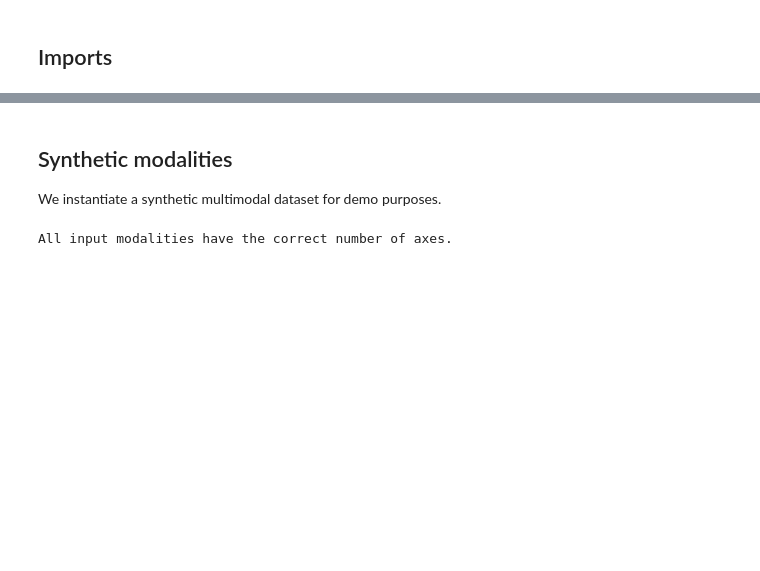
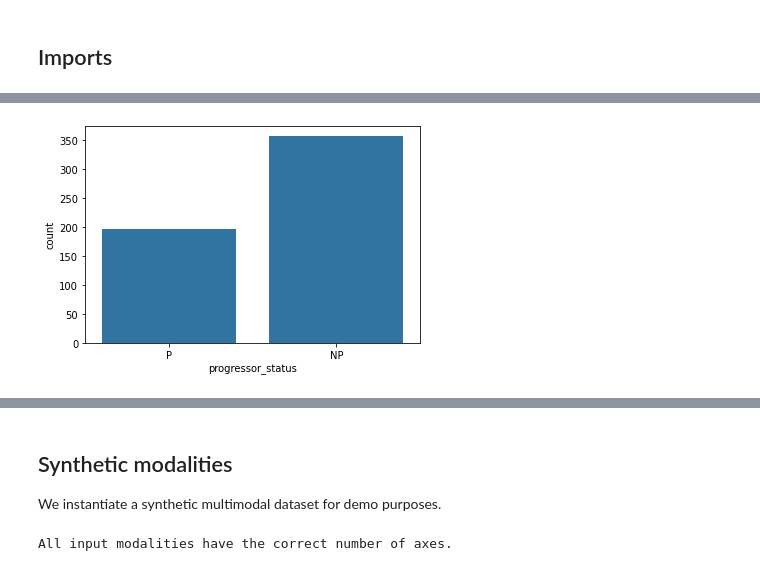
Before and after one commit to rzuberi/healnet, a Jupyter notebook: notebooks/sample_2.ipynb, the cells around one changed output, grey strips where cells are left out. Saved outputs shown, nothing was run; the diff lists cells and outputs as text; code cells hidden in the pictures; blank space fills up the shorter version.

Commit message:
training the model but running into issus probably data scaling but at least its training

```diff
--- a/notebooks/sample_2.ipynb
+++ b/notebooks/sample_2.ipynb
@@ -12,0 +185,13 @@ from typing import *
+# %%
+import seaborn as sns
+import matplotlib.pyplot as plt
+
+sns.countplot(x='progressor_status', data=df)
+plt.show()
+
+from sklearn.preprocessing import StandardScaler
+
+scaler = StandardScaler()
+df[tabular_columns] = scaler.fit_transform(df[tabular_columns])
+# %% [output]
+[figure, added]
```
Also changed, not shown: parts of 3 cells of this notebook, 1 other file.
